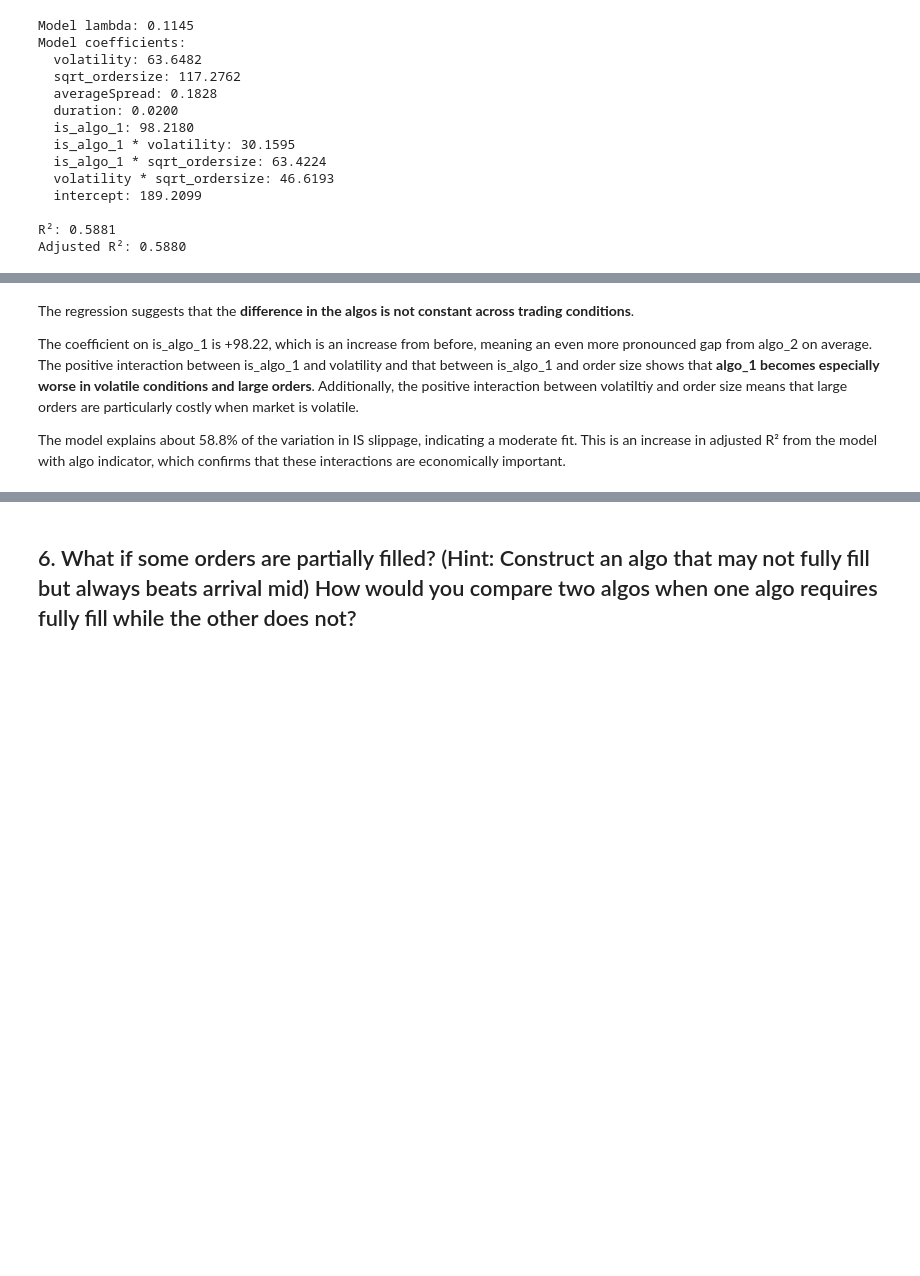
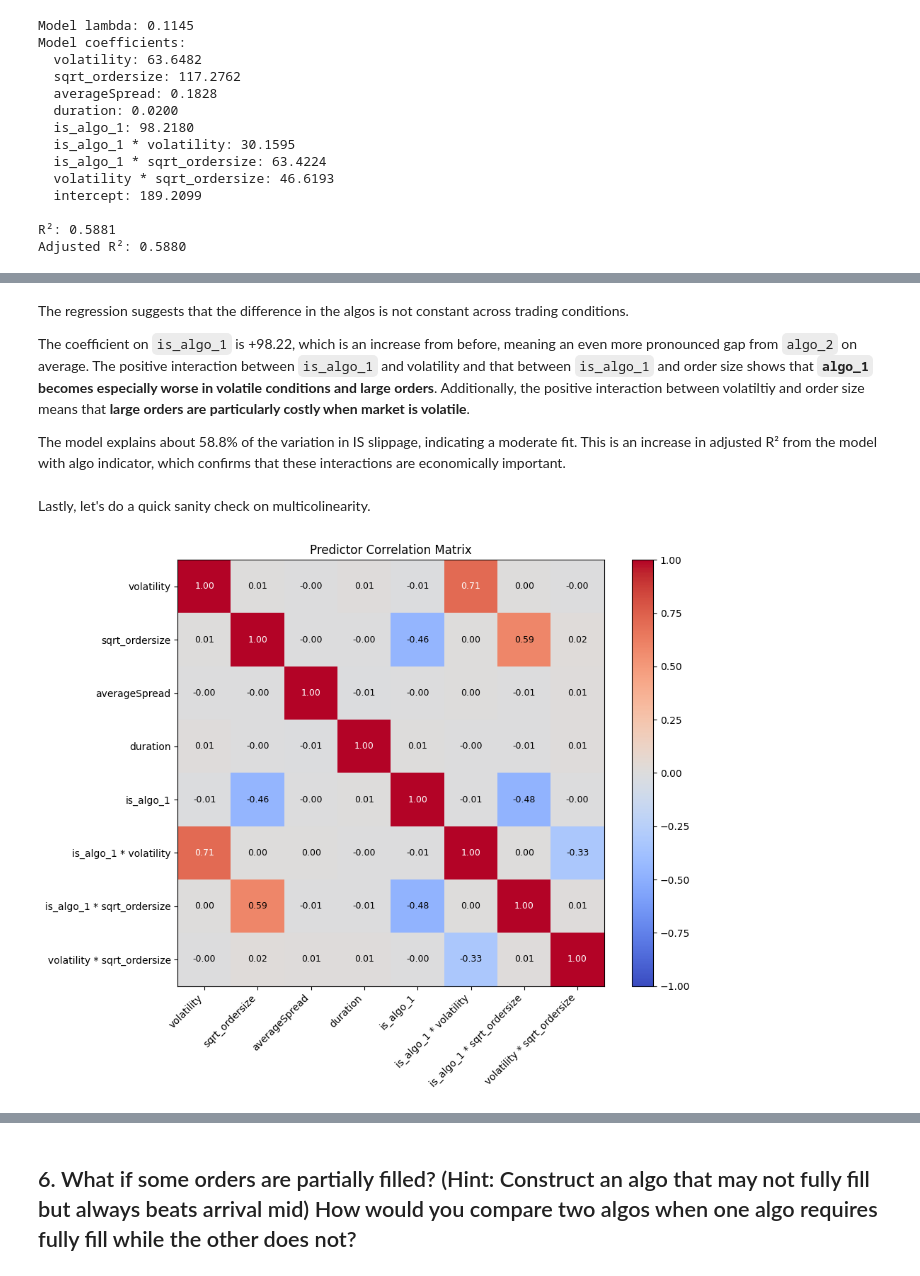
Before and after one commit to Lawrence2005/UBS-OA, a Jupyter notebook: solution.ipynb, the cells around one changed output, grey strips where cells are left out. Saved outputs shown, nothing was run; the diff lists cells and outputs as text; code cells hidden in the pictures; blank space fills up the shorter version.

```diff
--- a/solution.ipynb
+++ b/solution.ipynb
@@ -379,6 +395,36 @@ Adjusted R²: 0.5880
 # %% [markdown]
-The regression suggests that the **difference in the algos is not constant across trading conditions**.
+The regression suggests that the difference in the algos is not constant across trading conditions.
 
-The coefficient on is_algo_1 is +98.22, which is an increase from before, meaning an even more pronounced gap from algo_2 on average. The positive interaction between is_algo_1 and volatility and that between is_algo_1 and order size shows that **algo_1 becomes especially worse in volatile conditions and large orders**. Additionally, the positive interaction between volatiltiy and order size means that large orders are particularly costly when market is volatile.
+The coefficient on `is_algo_1` is +98.22, which is an increase from before, meaning an even more pronounced gap from `algo_2` on average. The positive interaction between `is_algo_1` and volatility and that between `is_algo_1` and order size shows that **`algo_1` becomes especially worse in volatile conditions and large orders**. Additionally, the positive interaction between volatiltiy and order size means that **large orders are particularly costly when market is volatile**.
 
 The model explains about 58.8% of the variation in IS slippage, indicating a moderate fit. This is an increase in adjusted R² from the model with algo indicator, which confirms that these interactions are economically important.
+# %% [markdown]
+Lastly, let's do a quick sanity check on multicolinearity.
+# %%
+predictors = model_df[features]
+
+corr_matrix = predictors.corr()
+
+fig, ax = plt.subplots(figsize=(10, 8))
+im = ax.imshow(corr_matrix, cmap='coolwarm', vmin=-1, vmax=1)
+
+plt.colorbar(im)
+
+ax.set_xticks(range(len(corr_matrix.columns)))
+ax.set_yticks(range(len(corr_matrix.columns)))
+ax.set_xticklabels(corr_matrix.columns, rotation=45, ha='right')
+ax.set_yticklabels(corr_matrix.columns)
+
+# annotate cells
+for i in range(len(corr_matrix)):
+    for j in range(len(corr_matrix.columns)):
+        ax.text(j, i, f'{corr_matrix.iloc[i, j]:.2f}',
+                ha='center', va='center',
+                color='white' if abs(corr_matrix.iloc[i, j]) > 0.6 else 'black',
+                fontsize=9)
+
+ax.set_title('Predictor Correlation Matrix')
+plt.tight_layout()
+plt.show()
+# %% [output]
+[figure, added]
```
Also changed, not shown: parts of 13 cells of this notebook.
